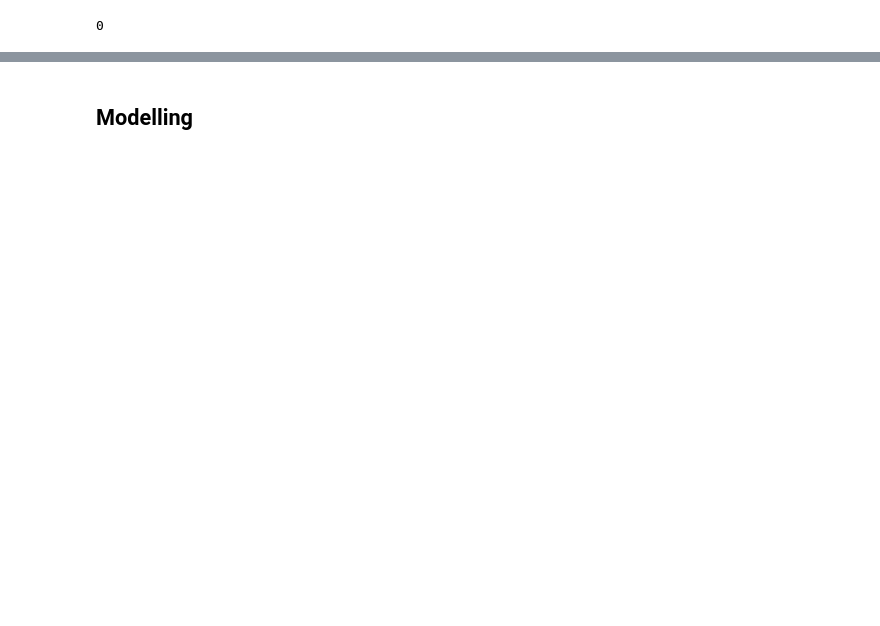
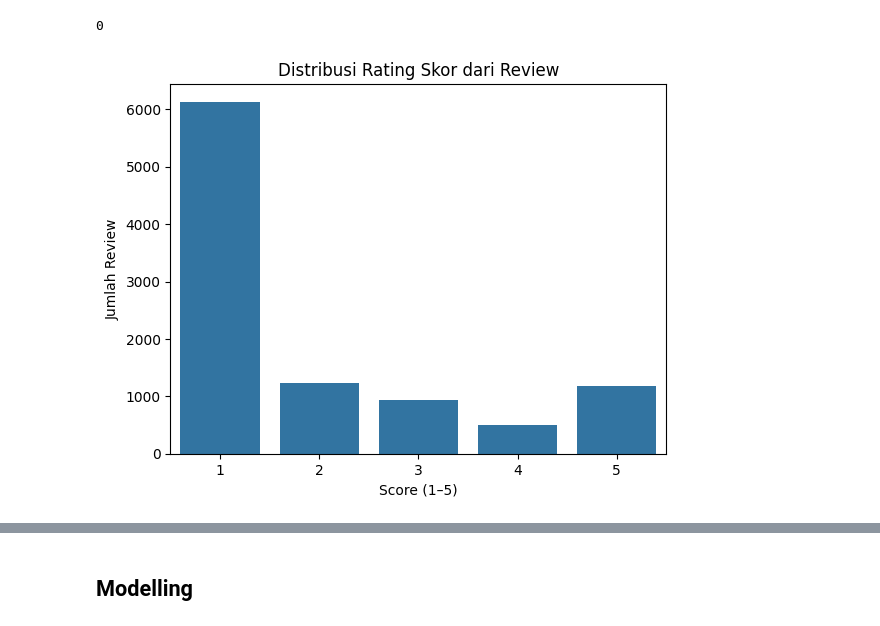
Before and after one commit to RizkyMlana/Machine-Learning-Final-Project, a Jupyter notebook: notebook/main.ipynb, the cells around one changed output, grey strips where cells are left out. Drawn from its saved outputs; the diff is of its cells as text; code cells hidden in the pictures; blank space fills up the shorter version.

```diff
--- a/notebook/main.ipynb
+++ b/notebook/main.ipynb
@@ -77,3 +91,11 @@ dtype: int64
 df.duplicated().sum()
 # %% [output]
 0
+# %%
+sns.countplot(x='score', data=df)
+plt.title('Distribusi Rating Skor dari Review')
+plt.xlabel('Score (1–5)')
+plt.ylabel('Jumlah Review')
+plt.show()
+# %% [output]
+[figure, added]
```
Also changed, not shown: parts of 47 cells of this notebook, 3 other files.
